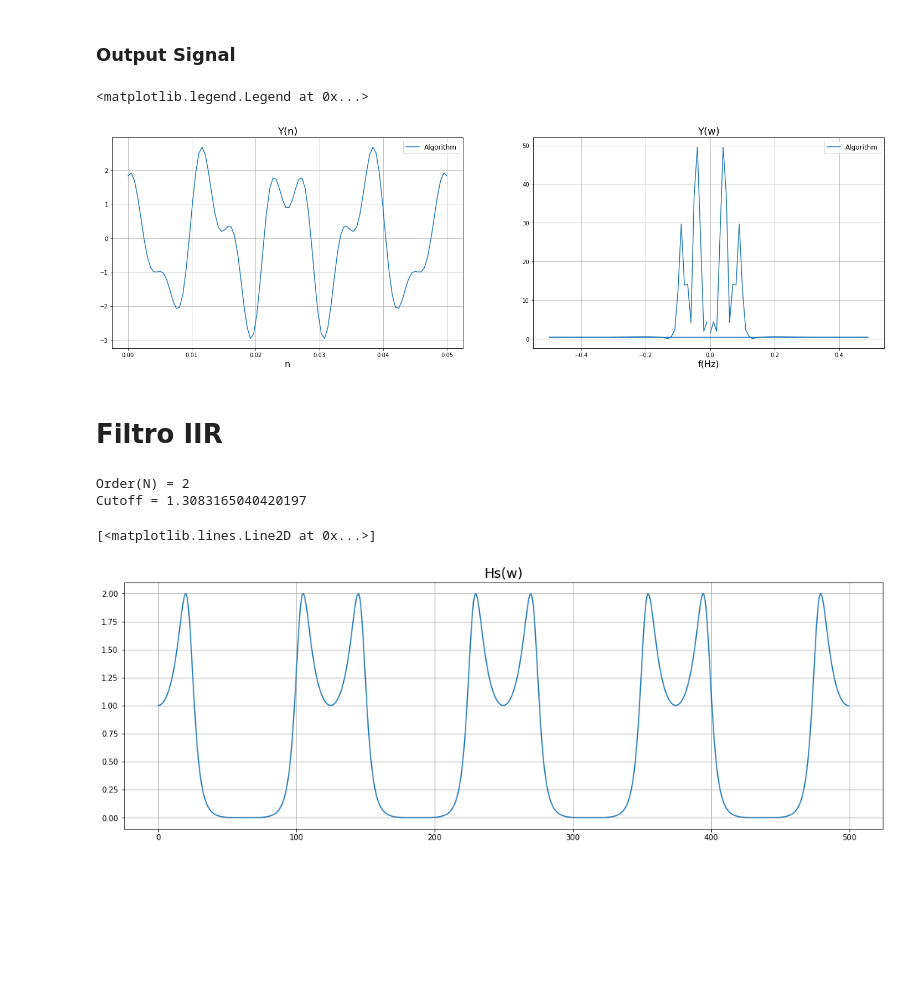
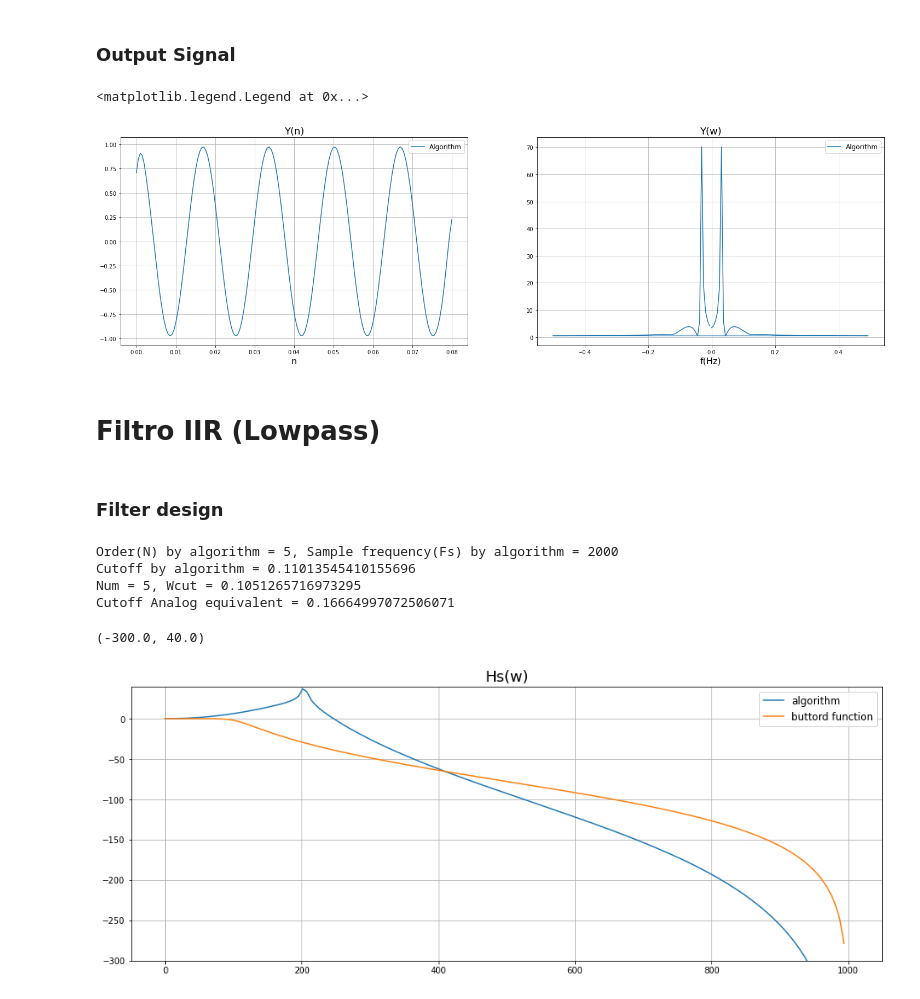
Before and after one commit to CaioRodrigues200/Signal_Processing, a Jupyter notebook: Atividades/Filter.ipynb, the cells around one changed output. Saved outputs shown, nothing was run; the diff lists cells and outputs as text; code cells hidden in the pictures; blank space fills up the shorter version.

```diff
--- a/Atividades/Filter.ipynb
+++ b/Atividades/Filter.ipynb
@@ -13,13 +13,12 @@ from scipy import signal
 ### Functions and signal parameters
 # %%
 def f(x):
-    #return np.cos(2*60*np.pi*x) + 2*np.cos(2*600*np.pi*x) # Function
-    return 2*np.cos(2*80*np.pi*x) + np.cos(2*180*np.pi*x)
+    return np.cos(2*60*np.pi*x) + 2*np.cos(2*600*np.pi*x) # Function
 
 def hdSin(x, wc, M):
     return np.sin(wc*(x-M))/(np.pi*(x-M))
 # %%
-Lims = [0,5e-2]   # Sample limits
+Lims = [0,8e-2]   # Sample limits
 Fs = 2000 # Sample frequency
 
 SPoints = int(Fs*(Lims[1] - Lims[0]))    # Sample points
@@ -90,9 +108,7 @@ ax[1].legend(fontsize=14)
 # %% [markdown]
 ### Output Signal
 # %%
-w , H = signal.freqz(hd,fs=Fs) # FreqZ function calculation
-
-con = np.convolve(Ys,hd)
+con = np.convolve(Ys,h)  # Convolving x[n] and h[n]
 conLen1 = int(len(con)/2 -SPoints/2)
 conLen2 = int(len(con)/2 +SPoints/2)
 figure, ax = plt.subplots(1,2,figsize=(25,7))
@@ -109,39 +125,60 @@ ax[1].set_xlabel("f(Hz)", fontsize=16)
 ax[1].legend(fontsize=12)
 # %% [output]
 <matplotlib.legend.Legend at 0x...>
-[figure, old version]
+[figure, new version]
 # %% [markdown]
-# Filtro IIR
+# Filtro IIR (Lowpass)
+# %% [markdown]
+### Filter design
 # %%
-wp = 0.2*np.pi # Passband edge
-ws = 0.5*np.pi # Stopband edge
-AttS = 15 # Stopband attenuation (in dB)
-AttP = 2 # Passband attenuation (in dB)
+# ALGORTIHM METHOD -----------------------------------------------------
+wp = 0.08*np.pi # Passband edge (normalized in Fs/2 and multiplied by pi)
+ws = 0.12*np.pi # Stopband edge (normalized in Fs/2 and multiplied by pi)
+AttS = 10 # Stopband attenuation (in dB)
+AttP = 1 # Passband attenuation (in dB)
 
-OmegaS = (np.tan(ws/2) / np.tan(wp/2))
-OmegaC = OmegaS/((10**(np.abs(AttS)/10)-1)**(1/4))
-N = int( np.ceil((np.log10((10**(np.abs(AttS)/10)-1) / (10**(np.abs(AttP)/10)-1))) / (2*np.log10(OmegaS))) )
-print(f'Order(N) = {N}')
-print(f'Cutoff = {OmegaC}')
+OmegaS = (np.tan(ws/2) / np.tan(wp/2))  # Normalized ws
+OmegaC = OmegaS/((10**(np.abs(AttS)/10)-1)**(1/4))  # Normalized wp
+N = int( np.ceil((np.log10((10**(np.abs(AttS)/10)-1) / (10**(np.abs(AttP)/10)-1))) / (2*np.log10(OmegaS))) ) # Order number calculation
+print(f'Order(N) by algorithm = {N}, Sample frequency(Fs) by algorithm = {Fs}')
+print(f'Cutoff by algorithm = {np.tan(wp/2) * OmegaC}')
 
 sk = np.zeros(N, dtype=complex)
 for i in range(N):
-    sk[i] = np.exp(1j*np.pi/2 * (2*i+1+N)/N)
+    sk[i] = np.exp(1j*np.pi/2 * (2*i+1+N)/N)  # sk solutions
 
-FPoints = 500 # Frequency points
-FRange = np.linspace(0, 2*4*np.pi, FPoints)
-HsArray = np.ones(FPoints, dtype=complex) # H(s) expression
-for i in range(FPoints):
+FPoints = SPoints  # Frequency points
+FRange = np.linspace(0, 0.5*2*np.pi, FPoints)
+HsArray = np.ones(FPoints, dtype=complex)  # H(s) expression
+for i in range(FPoints):  # Forming H(z)
     for j in range(N):
         ParameterS = ((1-np.exp(-1j*FRange[i]))/(1+np.exp(-1j*FRange[i])))**2
         HsArray[i] = HsArray[i] * 1/(ParameterS/(OmegaC*np.tan(wp/2)) - sk[j])
 
-plt.figure(figsize=(18,6))
+
+
+# BUTTORD FUNCTION METHOD ----------------------------------------------
+Num, Wcut = signal.buttord(ws/np.pi, wp/np.pi, AttP, AttS, analog=False)  # Buttord function: Getting Order number and wp
+print(f'Num = {Num}, Wcut = {Wcut}')
+print(f'Cutoff Analog equivalent = {np.tan(Wcut * np.pi/2)}')
+
+[b,a] = signal.butter(Num,Wcut,btype='lowpass')  # Getting polynomial coefficients
+[w,h] = signal.freqz(b,a,worN=FPoints)  # Calculating H(w) using the polynomial coefficients
+w = Fs*w/(2*np.pi)  # Normalization
+
+h_db = 20*np.log10(abs(h))
+
+plt.figure(figsize=(16,6))
 plt.grid(True)
 plt.title('Hs(w)', fontsize=18)
-plt.plot(np.arange(0,500,1),np.abs(HsArray))
+plt.plot(Fs*FRange/(2*np.pi),20*np.log10(abs(HsArray)), label='algorithm')
+plt.plot(w, h_db, label='buttord function')
+plt.legend(fontsize=12)
+plt.ylim((-300,40))
 # %% [output]
-Order(N) = 2
-Cutoff = 1.3083165040420197
+Order(N) by algorithm = 5, Sample frequency(Fs) by algorithm = 2000
+Cutoff by algorithm = 0.11013545410155696
+Num = 5, Wcut = 0.1051265716973295
+Cutoff Analog equivalent = 0.16664997072506071
-[<matplotlib.lines.Line2D at 0x...>]
+(-300.0, 40.0)
-[figure, old version]
+[figure, new version]
```
Also changed, not shown: parts of 7 cells of this notebook.
